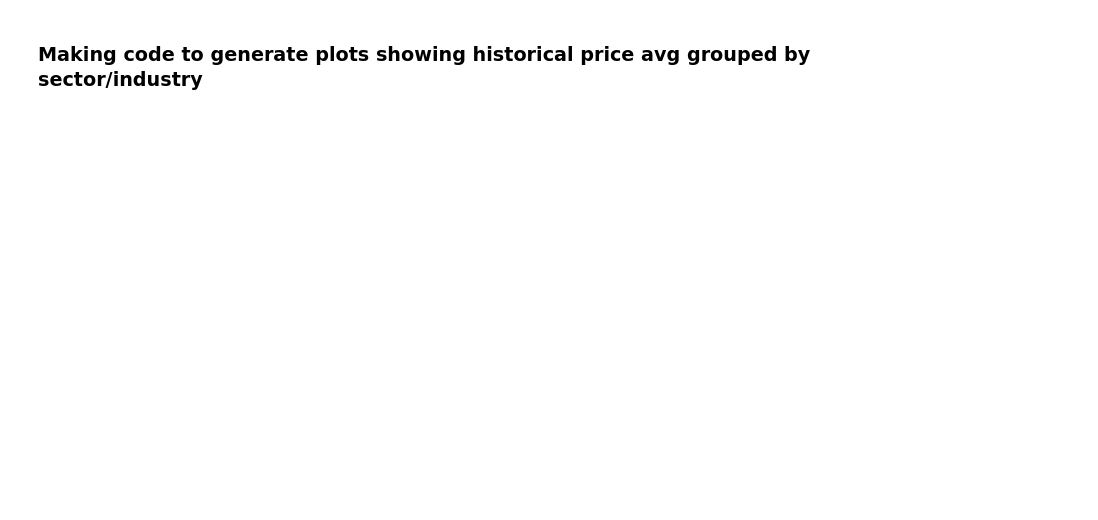
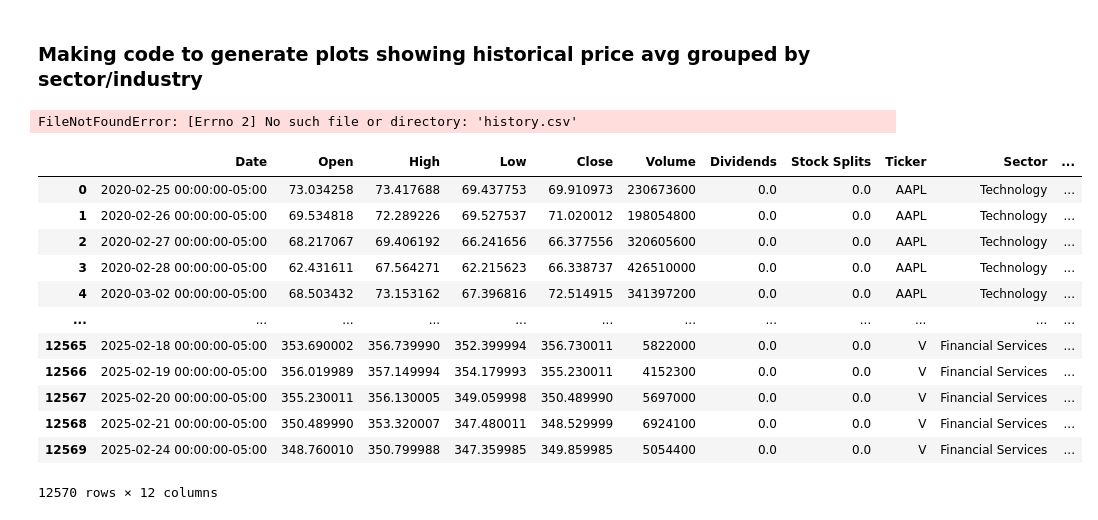
Before and after one commit to NiamBashambu/ds3000final, a Jupyter notebook: phase_2/plotting/plotting.ipynb, the cells around one changed output. Saved outputs shown, nothing was run; the diff lists cells and outputs as text; code cells hidden in the pictures; blank space fills up the shorter version.

Commit message:
updated it with yahoo finance data

```diff
--- a/phase_2/plotting/plotting.ipynb
+++ b/phase_2/plotting/plotting.ipynb
@@ -6,8 +7,55 @@ import plotly.graph_objects as go
 # %% [markdown]
 ### Making code to generate plots showing historical price avg grouped by sector/industry
 # %%
-group = 'sector' #or industry, easiest to just make one variable that needs to be changed
+group = 'Sector' #or industry, easiest to just make one variable that needs to be changed
 FILENAME = 'history.csv' #just change it to whatever the file is
 data  = pd.read_csv(FILENAME).drop('Unnamed: 0', axis=1)
 data.dropna(inplace=True)
+# %% [output]
+FileNotFoundError: [Errno 2] No such file or directory: 'history.csv'
+# %%
+
+tickers = [
+    "AAPL",  # Apple
+    "MSFT",  # Microsoft
+    "GOOGL", # Alphabet (Google)
+    "AMZN",  # Amazon
+    "TSLA",  # Tesla
+    "META",  # Meta (formerly Facebook)
+    "NVDA",  # NVIDIA
+    "BABA",  # Alibaba
+    "SPY",   # S&P 500 ETF
+    "V",     # Visa
+]
+
+
+data_list = []
+
+for ticker in tickers:
+    stock = yf.Ticker(ticker)
+    hist = stock.history(period="5y")
+    hist["Ticker"] = ticker
+    stock_info = stock.info
+
+    hist['Sector'] = stock_info.get('sector', 'None')
+    hist['Industry'] = stock_info.get('industry', 'None')
+    data_list.append(hist)
+
+df = pd.concat(data_list)
+df.reset_index(inplace=True)
+df
+# %% [output]
+|  | Date | Open | High | Low | Close | Volume | Dividends | Stock Splits | Ticker | Sector | ... |
+| 0 | 2020-02-25 00:00:00-05:00 | 73.034258 | 73.417688 | 69.437753 | 69.910973 | 230673600 | 0.0 | 0.0 | AAPL | Technology | ... |
+| 1 | 2020-02-26 00:00:00-05:00 | 69.534818 | 72.289226 | 69.527537 | 71.020012 | 198054800 | 0.0 | 0.0 | AAPL | Technology | ... |
+| 2 | 2020-02-27 00:00:00-05:00 | 68.217067 | 69.406192 | 66.241656 | 66.377556 | 320605600 | 0.0 | 0.0 | AAPL | Technology | ... |
+| 3 | 2020-02-28 00:00:00-05:00 | 62.431611 | 67.564271 | 62.215623 | 66.338737 | 426510000 | 0.0 | 0.0 | AAPL | Technology | ... |
+| 4 | 2020-03-02 00:00:00-05:00 | 68.503432 | 73.153162 | 67.396816 | 72.514915 | 341397200 | 0.0 | 0.0 | AAPL | Technology | ... |
+| ... | ... | ... | ... | ... | ... | ... | ... | ... | ... | ... | ... |
+| 12565 | 2025-02-18 00:00:00-05:00 | 353.690002 | 356.739990 | 352.399994 | 356.730011 | 5822000 | 0.0 | 0.0 | V | Financial Services | ... |
+| 12566 | 2025-02-19 00:00:00-05:00 | 356.019989 | 357.149994 | 354.179993 | 355.230011 | 4152300 | 0.0 | 0.0 | V | Financial Services | ... |
+| 12567 | 2025-02-20 00:00:00-05:00 | 355.230011 | 356.130005 | 349.059998 | 350.489990 | 5697000 | 0.0 | 0.0 | V | Financial Services | ... |
+| 12568 | 2025-02-21 00:00:00-05:00 | 350.489990 | 353.320007 | 347.480011 | 348.529999 | 6924100 | 0.0 | 0.0 | V | Financial Services | ... |
+| 12569 | 2025-02-24 00:00:00-05:00 | 348.760010 | 350.799988 | 347.359985 | 349.859985 | 5054400 | 0.0 | 0.0 | V | Financial Services | ... |
+12570 rows × 12 columns
 # %%
```
Also changed, not shown: parts of 3 cells of this notebook.
